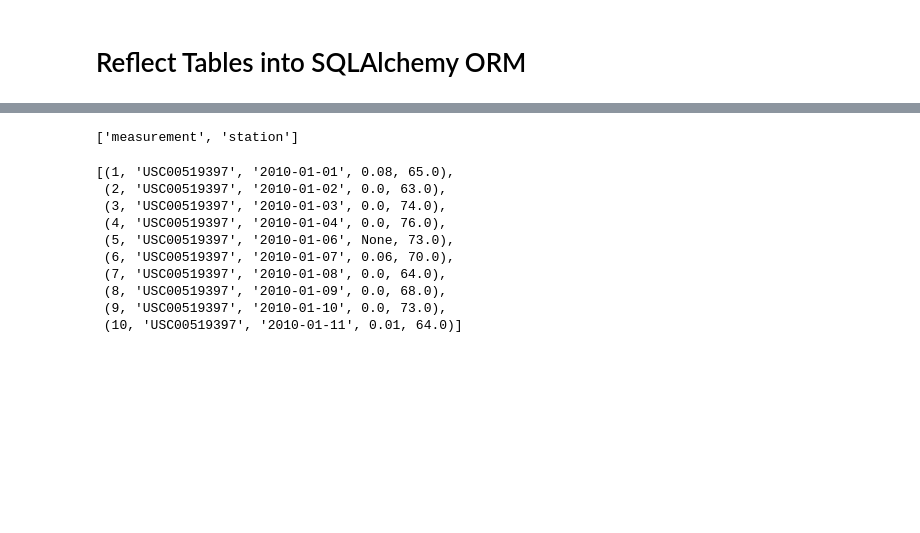
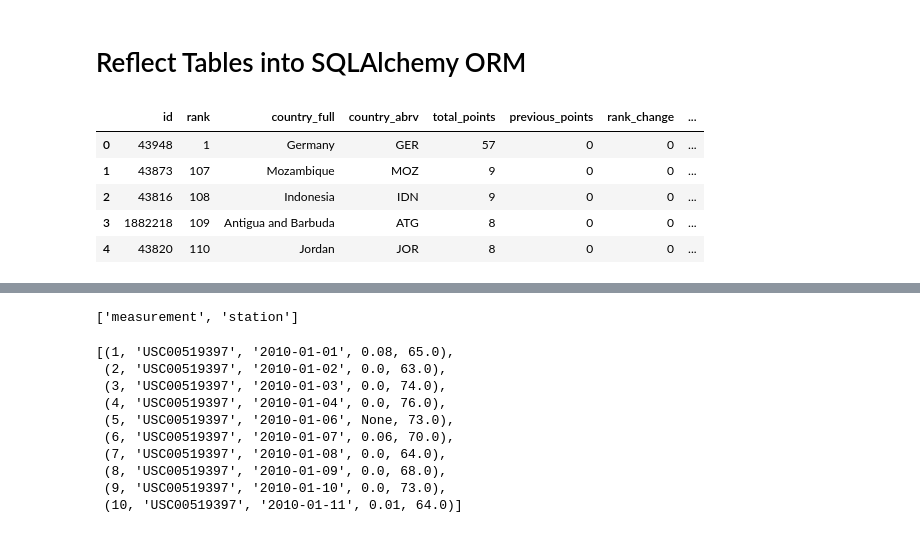
Before and after one commit to nakozo97/ETL_project_group_c, a Jupyter notebook: FIFA/fifa_rankings.ipynb, the cells around one changed output, grey strips where cells are left out. Drawn from its saved outputs; the diff is of its cells as text; code cells hidden in the pictures; blank space fills up the shorter version.

```diff
--- a/FIFA/fifa_rankings.ipynb
+++ b/FIFA/fifa_rankings.ipynb
@@ -11,3 +12,15 @@ import sqlalchemy
 from sqlalchemy.ext.automap import automap_base
 from sqlalchemy.orm import Session, Query, create_session
 from sqlalchemy import create_engine, func, inspect
+# %%
+csv_path = "data/fifa_ranking_2020_11_26.csv"
+
+fifa_df = pd.read_csv(csv_path)
+fifa_df.head()
+# %% [output]
+|  | id | rank | country_full | country_abrv | total_points | previous_points | rank_change | ... |
+| 0 | 43948 | 1 | Germany | GER | 57 | 0 | 0 | ... |
+| 1 | 43873 | 107 | Mozambique | MOZ | 9 | 0 | 0 | ... |
+| 2 | 43816 | 108 | Indonesia | IDN | 9 | 0 | 0 | ... |
+| 3 | 1882218 | 109 | Antigua and Barbuda | ATG | 8 | 0 | 0 | ... |
+| 4 | 43820 | 110 | Jordan | JOR | 8 | 0 | 0 | ... |
```
Also changed, not shown: parts of 15 cells of this notebook.
